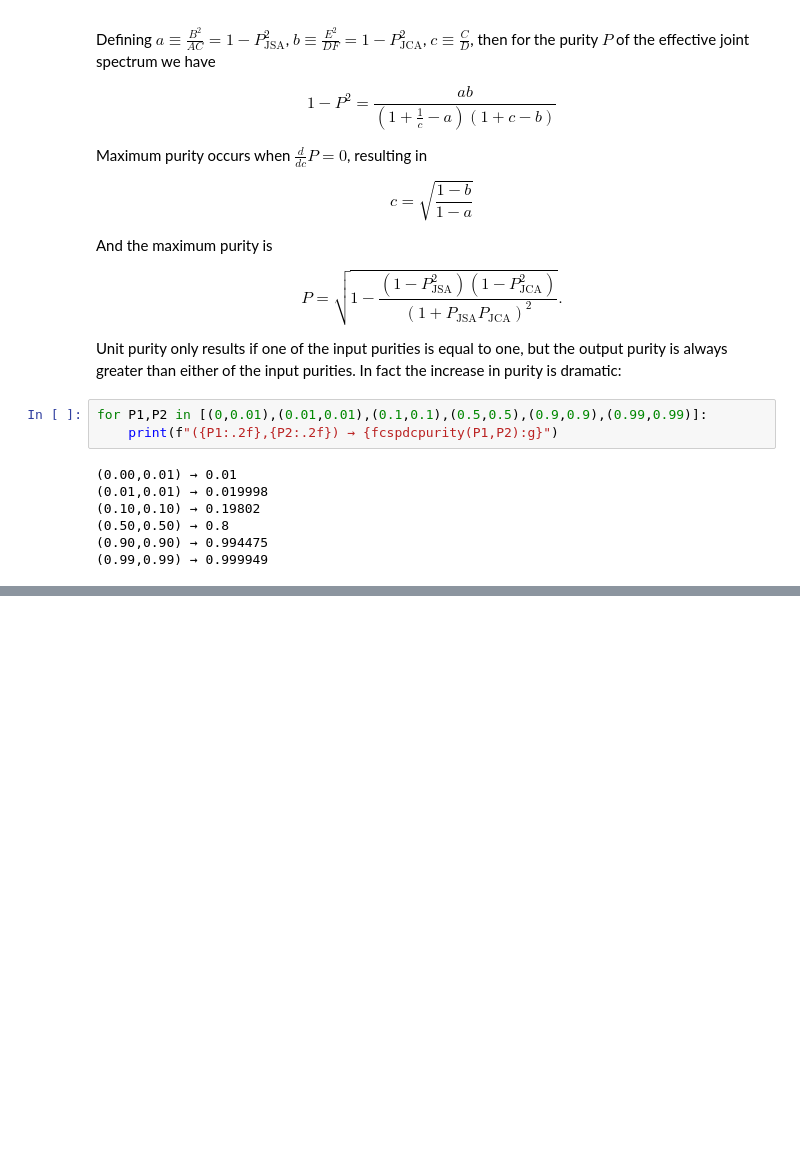
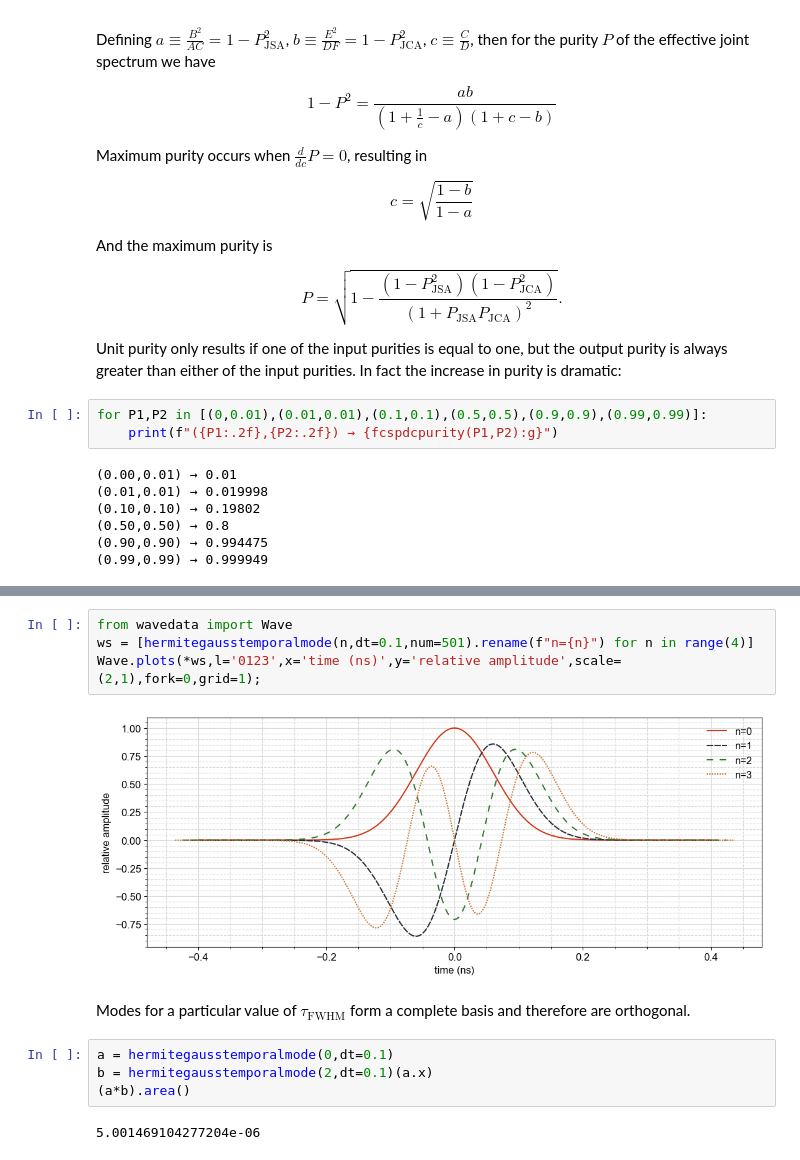
Before and after one commit to decoherer/jointspectrum, a Jupyter notebook: README.ipynb, the cells around one changed output, grey strips where cells are left out. Drawn from its saved outputs; the diff is of its cells as text; blank space fills up the shorter version.

Commit message:
Hermite-Gaussian modes

```diff
--- a/README.ipynb
+++ b/README.ipynb
@@ -201,0 +214,14 @@ for P1,P2 in [(0,0.01),(0.01,0.01),(0.1,0.1),(0.5,0.5),(0.9,0.9),(0.99,0.99)]:
+# %%
+from wavedata import Wave
+ws = [hermitegausstemporalmode(n,dt=0.1,num=501).rename(f"n={n}") for n in range(4)]
+Wave.plots(*ws,l='0123',x='time (ns)',y='relative amplitude',scale=(2,1),fork=0,grid=1);
+# %% [output]
+[figure, added]
+# %% [markdown]
+Modes for a particular value of $τ_\mathrm{FWHM}$ form a complete basis and therefore are orthogonal.
+# %%
+a = hermitegausstemporalmode(0,dt=0.1)
+b = hermitegausstemporalmode(2,dt=0.1)(a.x)
+(a*b).area()
+# %% [output]
+5.001469104277204e-06
```
Also changed, not shown: parts of 12 cells of this notebook, 10 other files.
